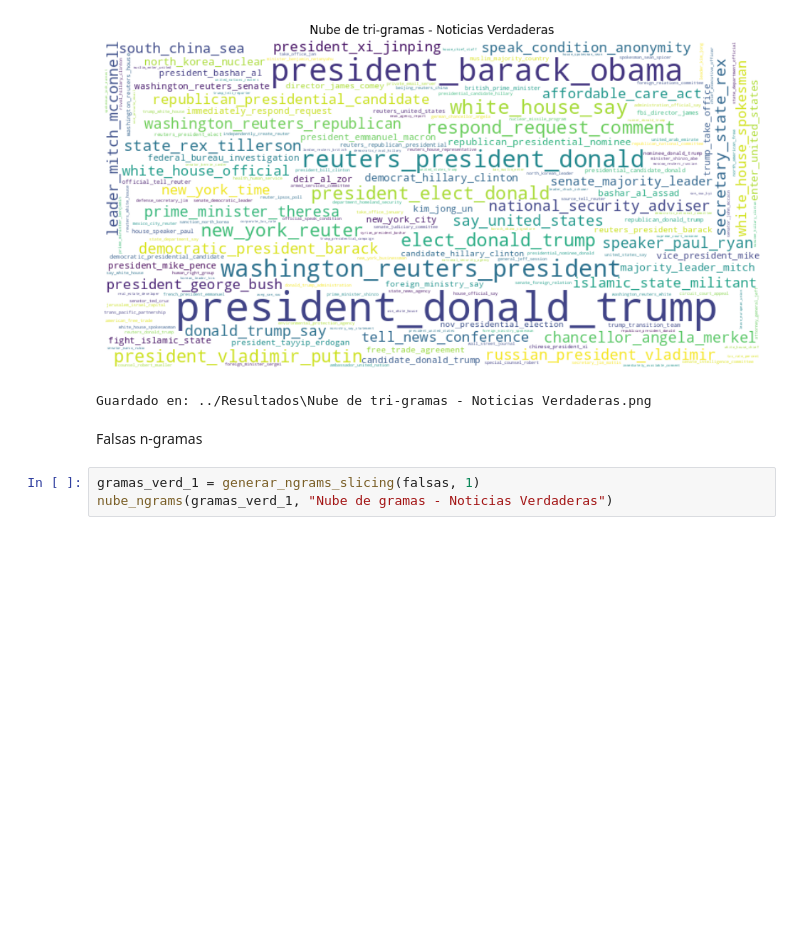
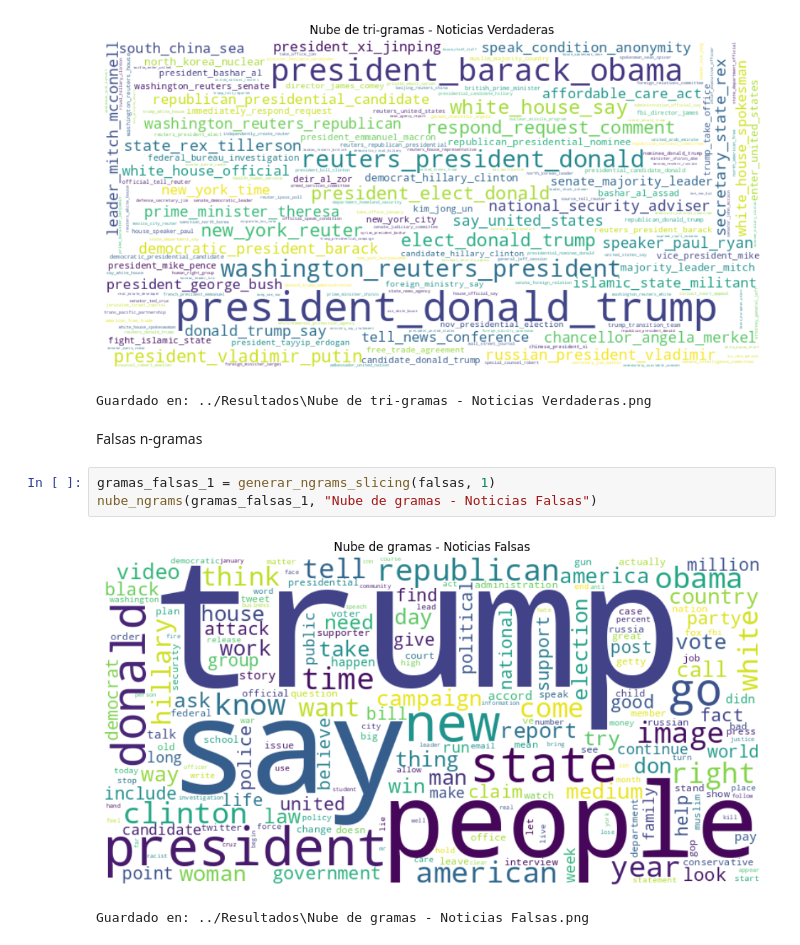
Before and after one commit to Zelxel-zx/1ACC0219-TP-TF-2025-2, a Jupyter notebook: code/n-gramas.ipynb, the cells around one changed output. Saved outputs shown, nothing was run; the diff lists cells and outputs as text; blank space fills up the shorter version.

```diff
--- a/code/n-gramas.ipynb
+++ b/code/n-gramas.ipynb
@@ -120,5 +120,8 @@ Guardado en: ../Resultados\Nube de tri-gramas - Noticias Verdaderas.png
 # %% [markdown]
 Falsas n-gramas
 # %%
-gramas_verd_1 = generar_ngrams_slicing(falsas, 1)
-nube_ngrams(gramas_verd_1, "Nube de gramas - Noticias Verdaderas")
+gramas_falsas_1 = generar_ngrams_slicing(falsas, 1)
+nube_ngrams(gramas_falsas_1, "Nube de gramas - Noticias Falsas")
+# %% [output]
+[figure, added]
+Guardado en: ../Resultados\Nube de gramas - Noticias Falsas.png
```
Also changed, not shown: parts of 2 cells of this notebook.
